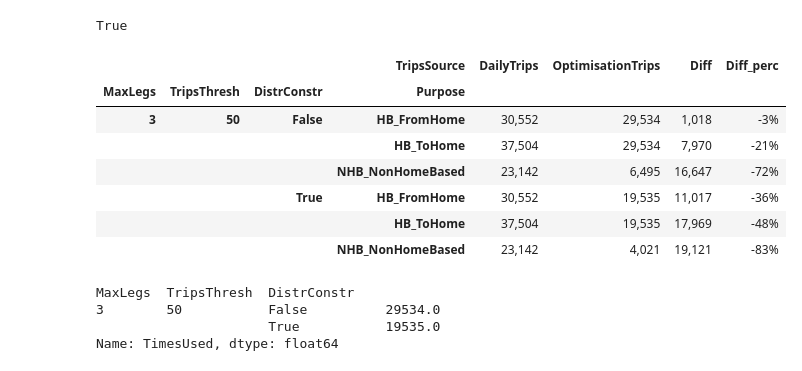
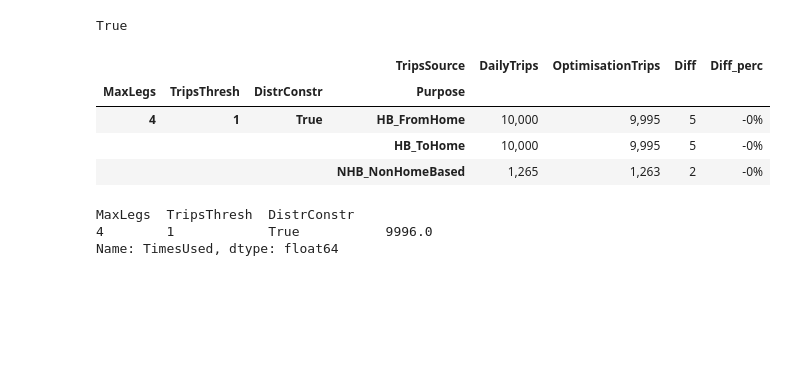
Before and after one commit to harisbal/od2trs, a Jupyter notebook: analysis/optimisation_results.ipynb, the cells around one changed output. Cells and saved outputs as stored; diff of their text form; code cells hidden in the pictures; blank space fills up the shorter version.

```diff
--- a/analysis/optimisation_results.ipynb
+++ b/analysis/optimisation_results.ipynb
@@ -7,12 +9,13 @@ import json
 # %%
 #work_fldr = r'D:\Users\Work\OneDrive - Transport Systems Catapult\Research\PhD\Models\tripchains_from_od'
 #work_fldr = r'C:\Users\haris.ballis\OneDrive - Transport Systems Catapult\Research\PhD\Models\tripchains_from_od'
-work_fldr = r'C:\Users\Work\Desktop\local_optimisation\tripchains_from_od'
+#work_fldr = r'C:\Users\Work\Desktop\local_optimisation\tripchains_from_od'
+work_fldr = r'/mnt/sda1/Users/Linux/OneDrive/PhD/Models/tcs_od'
 
-data_source = 'mndTSC'
-model_name = 'bristol'
-trips_direction = 'allDirections'
-distr_contr_enabled_switch = [True, False]
+data_source = 'mnd_TSC'
+model_name = 'sample_10000'
+trips_direction = 'internalToInternal'
+distr_contr_enabled_switch = [True]
 
 # Dimensions used for the distribution comparison. List should have same order as in main function (of full script)
 #distr_dims = ['NumLegs', 'DistanceGroup']#, 'TimePeriodStart', 'TimePeriodEnd']
@@ -148,9 +151,9 @@ def prepare_ditribution_comparison(fldrpaths):
     return distr_comp
 # %%
 ##### MAIN
-generation_inputs_fldr = os.path.join(work_fldr, r'generation\inputs')
+generation_inputs_fldr = os.path.join(work_fldr, r'generation/inputs')
 
-results_fldr = os.path.join(work_fldr, r'generation/outputs', '{}\{}\{}'.format(data_source, model_name, trips_direction))
+results_fldr = os.path.join(work_fldr, r'generation/outputs', r'{}/{}/{}'.format(data_source, model_name, trips_direction))
 inputs = get_input_params_from_folder(results_fldr)
 
 concat_optim_od = list()
@@ -187,13 +190,14 @@ for legs, trips_thresh, distr_constr_enabled in inputs:
     concat_distr_comps.append(distr_comp)
 
 optim_nchains = pd.concat(concat_optim_nchains)
-optim_ods = pd.concat(concat_optim_od)
-init_ods = pd.concat(concat_init_ods)
-distr_comps = pd.concat(concat_distr_comps)
+
+ods_optim = pd.concat(concat_optim_od)
+ods_init = pd.concat(concat_init_ods)
+
+comp_distrs = pd.concat(concat_distr_comps)
+comp_ods = prepare_ods_comparison(ods_optim, ods_init)
 
 #zones_info = pd.read_csv(fldrpaths['zones_info'], index_col=['ZoneId'])
-
-ods_comparison = prepare_ods_comparison(optim_ods, init_ods)
 
 #trips_comparison = trips_comparison.reorder_levels(['Legs', 'TripsThresh', 'DistrConstr', 'OdPairId'])
 #trips_comparison.columns.name = 'TripsSource'
@@ -218,32 +222,28 @@ df['BelowTolerance'].all()
 # %% [output]
 True
 # %%
-df = ods_comparison.groupby(level=['MaxLegs', 'TripsThresh', 'DistrConstr', 'TripsSource', 'Purpose']).sum()
+df = comp_ods.groupby(level=['MaxLegs', 'TripsThresh', 'DistrConstr', 'TripsSource', 'Purpose']).sum()
 
 df = df.unstack('TripsSource')
 
 df['Diff'] = df.DailyTrips - df.OptimisationTrips
 df['Diff_perc'] = df.OptimisationTrips/df.DailyTrips - 1
 
 df.style.format({
     'OptimisationTrips': '{:,.0f}'.format,
     'DailyTrips': '{:,.0f}'.format,
     'Diff': '{:,.0f}'.format,
     'Diff_perc': '{:.0%}'.format
 })
 # %% [output]
 |  |  |  | TripsSource | DailyTrips | OptimisationTrips | Diff | Diff_perc |
 | MaxLegs | TripsThresh | DistrConstr | Purpose |  |  |  |  |
-| 3 | 50 | False | HB_FromHome | 30,552 | 29,534 | 1,018 | -3% |
-|  |  |  | HB_ToHome | 37,504 | 29,534 | 7,970 | -21% |
-|  |  |  | NHB_NonHomeBased | 23,142 | 6,495 | 16,647 | -72% |
-|  |  | True | HB_FromHome | 30,552 | 19,535 | 11,017 | -36% |
-|  |  |  | HB_ToHome | 37,504 | 19,535 | 17,969 | -48% |
-|  |  |  | NHB_NonHomeBased | 23,142 | 4,021 | 19,121 | -83% |
+| 4 | 1 | True | HB_FromHome | 10,000 | 9,995 | 5 | -0% |
+|  |  |  | HB_ToHome | 10,000 | 9,995 | 5 | -0% |
+|  |  |  | NHB_NonHomeBased | 1,265 | 1,263 | 2 | -0% |
 # %%
 optim_nchains.groupby(level=[1,2,3]).sum()
 # %% [output]
 MaxLegs  TripsThresh  DistrConstr
-3        50           False          29534.0
-                      True           19535.0
+4        1            True           9996.0
 Name: TimesUsed, dtype: float64
```
Also changed, not shown: parts of 6 cells of this notebook, 4 other files.
